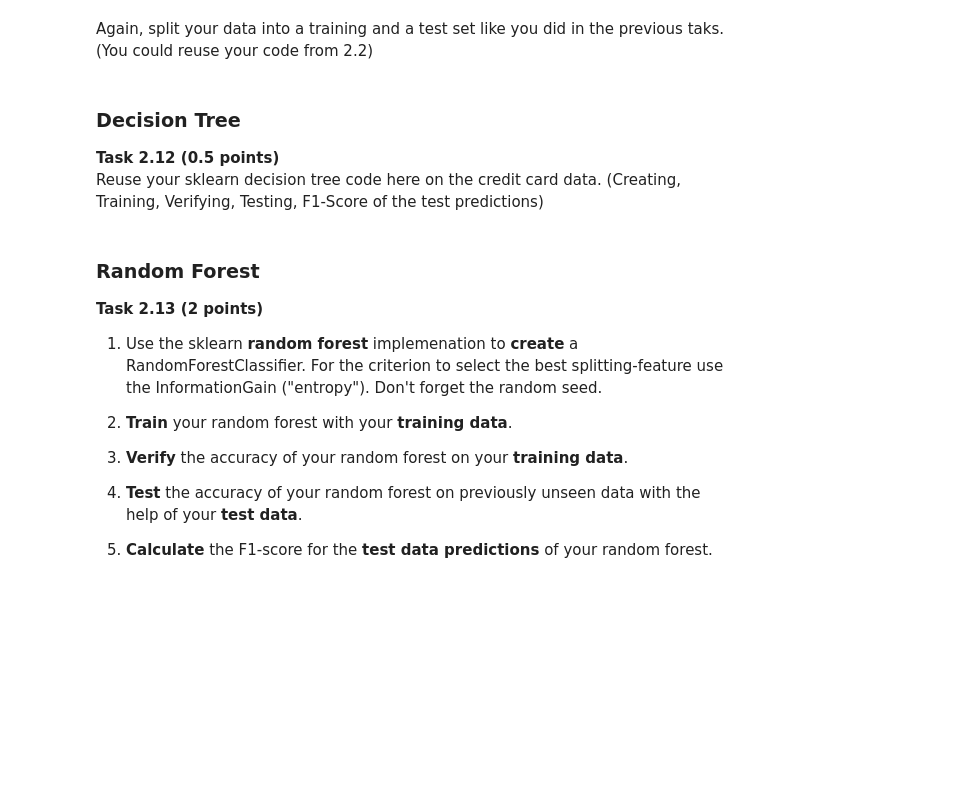
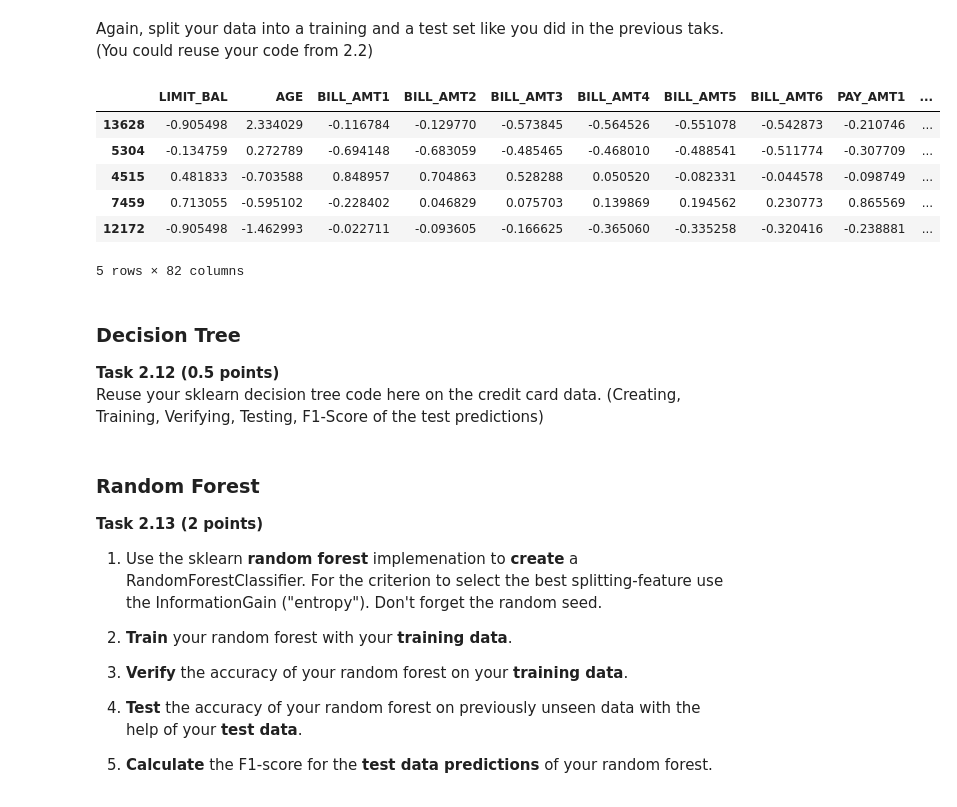
Before and after one commit to FAHADSUST/ML-Assignment, a Jupyter notebook: assignment_graded_1/assignment_graded_1.ipynb, the cells around one changed output. Cells and saved outputs as stored; diff of their text form; code cells hidden in the pictures; blank space fills up the shorter version.

```diff
--- a/assignment_graded_1/assignment_graded_1.ipynb
+++ b/assignment_graded_1/assignment_graded_1.ipynb
@@ -578,6 +584,17 @@ TypeError: fit() got an unexpected keyword argument 'columns'
 Again, split your data into a training and a test set like you did in the previous taks. (You could reuse your code from 2.2)
 # %%
 # code from Task 2.2
+
+x_train, x_test, y_train, y_test = train_test_split( scaled_features, y_data, test_size=0.4)
+#x_train.head()
+# %% [output]
+|  | LIMIT_BAL | AGE | BILL_AMT1 | BILL_AMT2 | BILL_AMT3 | BILL_AMT4 | BILL_AMT5 | BILL_AMT6 | PAY_AMT1 | ... |
+| 13628 | -0.905498 | 2.334029 | -0.116784 | -0.129770 | -0.573845 | -0.564526 | -0.551078 | -0.542873 | -0.210746 | ... |
+| 5304 | -0.134759 | 0.272789 | -0.694148 | -0.683059 | -0.485465 | -0.468010 | -0.488541 | -0.511774 | -0.307709 | ... |
+| 4515 | 0.481833 | -0.703588 | 0.848957 | 0.704863 | 0.528288 | 0.050520 | -0.082331 | -0.044578 | -0.098749 | ... |
+| 7459 | 0.713055 | -0.595102 | -0.228402 | 0.046829 | 0.075703 | 0.139869 | 0.194562 | 0.230773 | 0.865569 | ... |
+| 12172 | -0.905498 | -1.462993 | -0.022711 | -0.093605 | -0.166625 | -0.365060 | -0.335258 | -0.320416 | -0.238881 | ... |
+5 rows × 82 columns
 # %% [markdown]
 ### Decision Tree
 __Task 2.12 (0.5 points)__ <br>Reuse your sklearn decision tree code here on the credit card data. (Creating, Training, Verifying, Testing, F1-Score of the test predictions)
```
Also changed, not shown: parts of 1 cell of this notebook.
